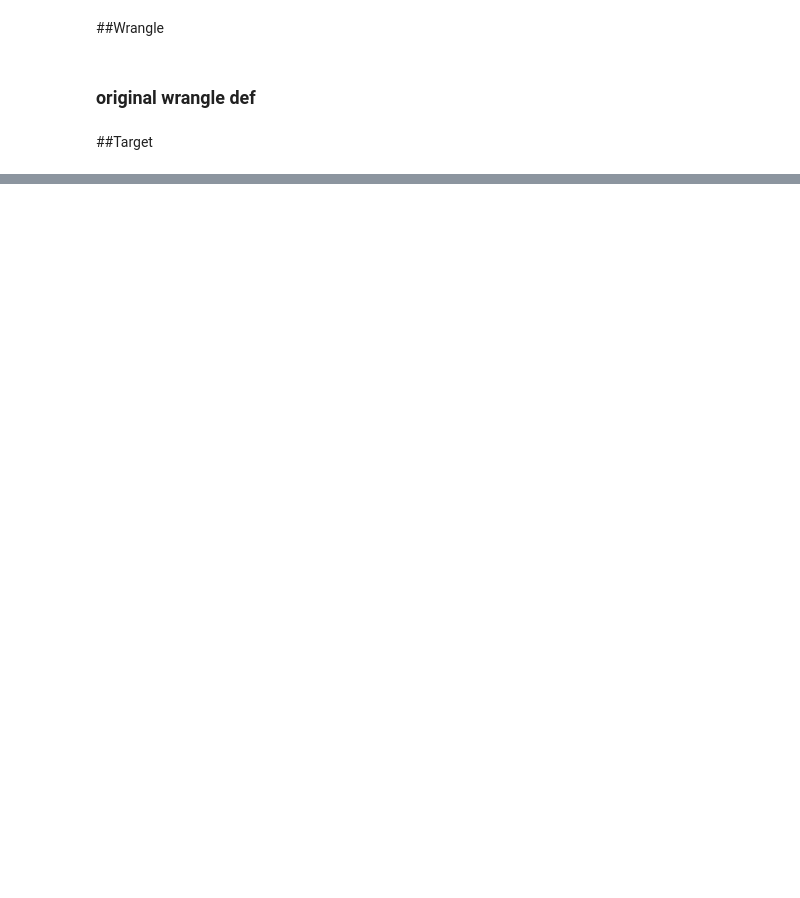
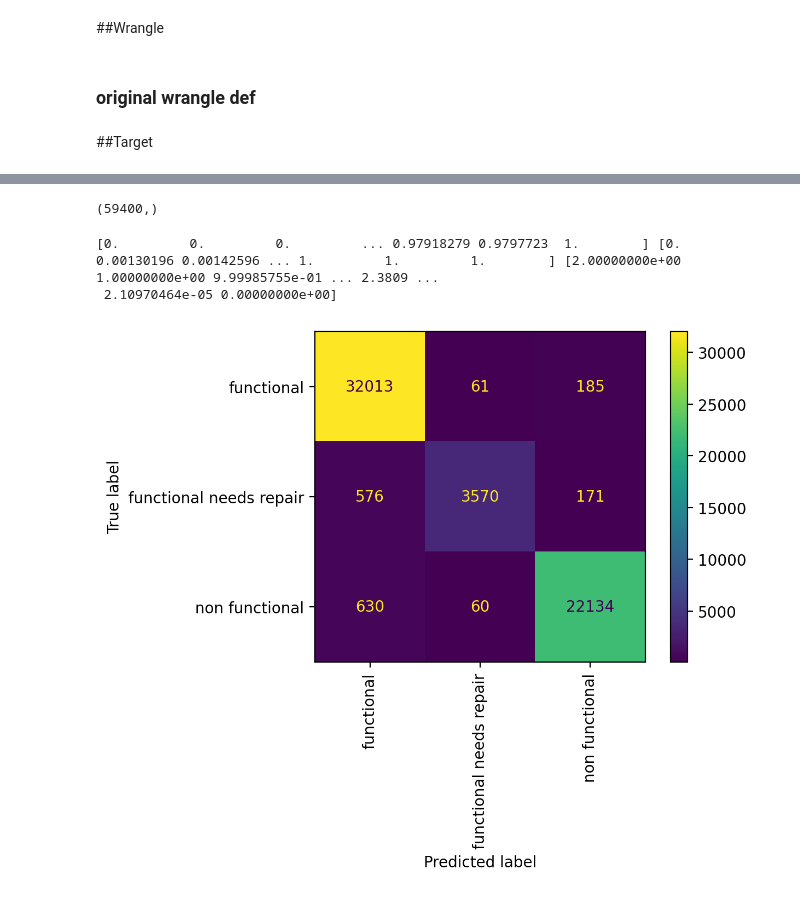
Before and after one commit to urenajose/DS-Unit-2-Kaggle-Challenge, a Jupyter notebook: Jose_Urena_LS_DS_224_assignment.ipynb, the cells around one changed output, grey strips where cells are left out. Cells and saved outputs as stored; diff of their text form; code cells hidden in the pictures; blank space fills up the shorter version.

```diff
--- a/Jose_Urena_LS_DS_224_assignment.ipynb
+++ b/Jose_Urena_LS_DS_224_assignment.ipynb
@@ -350,8 +447,13 @@ y_train.value_counts()
 # %%
 from sklearn.preprocessing import label_binarize
 # %%
-y_train = label_binarize(y_train, classes=["functional",'non functional', 'functional needs repair'])
-y_train[:,0].shape
+y_train1 = label_binarize(y_train, classes=["functional",'functional needs repair','non functional'])
+y_train1[:,0].shape
+# %% [output]
+(59400,)
 # %%
-fpr, tpr, thresholds = roc_curve(y_train[:,0], y_proba0)
+fpr, tpr, thresholds = roc_curve(y_train1[:,0], y_proba0)
 print(fpr, tpr, thresholds)
+# %% [output]
+[0.         0.         0.         ... 0.97918279 0.9797723  1.        ] [0.         0.00130196 0.00142596 ... 1.         1.         1.        ] [2.00000000e+00 1.00000000e+00 9.99985755e-01 ... 2.3809 ...
+ 2.10970464e-05 0.00000000e+00]
@@ -358,2 +462,7 @@ print(fpr, tpr, thresholds)
 # %%
 import matplotlib.pyplot as plt
+# %%
+plt.rcParams['figure.dpi'] = 200
+plot_confusion_matrix(pipeline, X_train, y_train, values_format='.0f',xticks_rotation='vertical');
+# %% [output]
+[figure, added]
```
Also changed, not shown: parts of 34 cells of this notebook.
